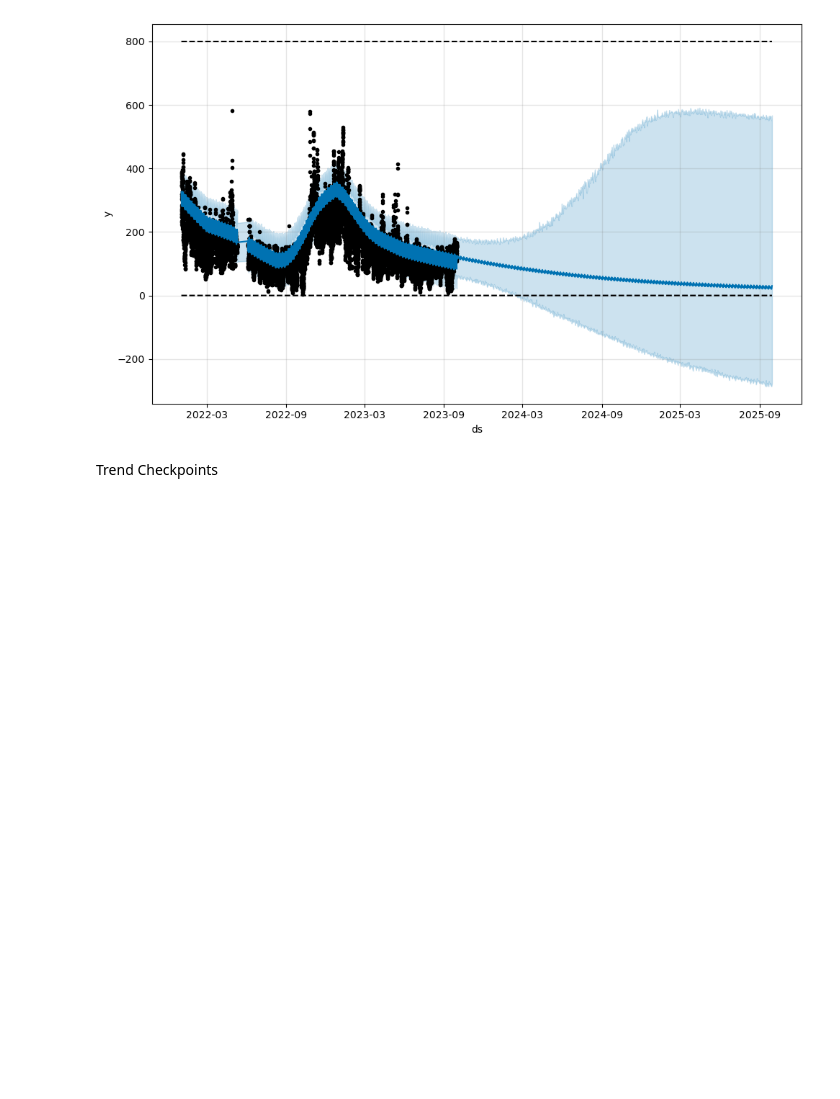
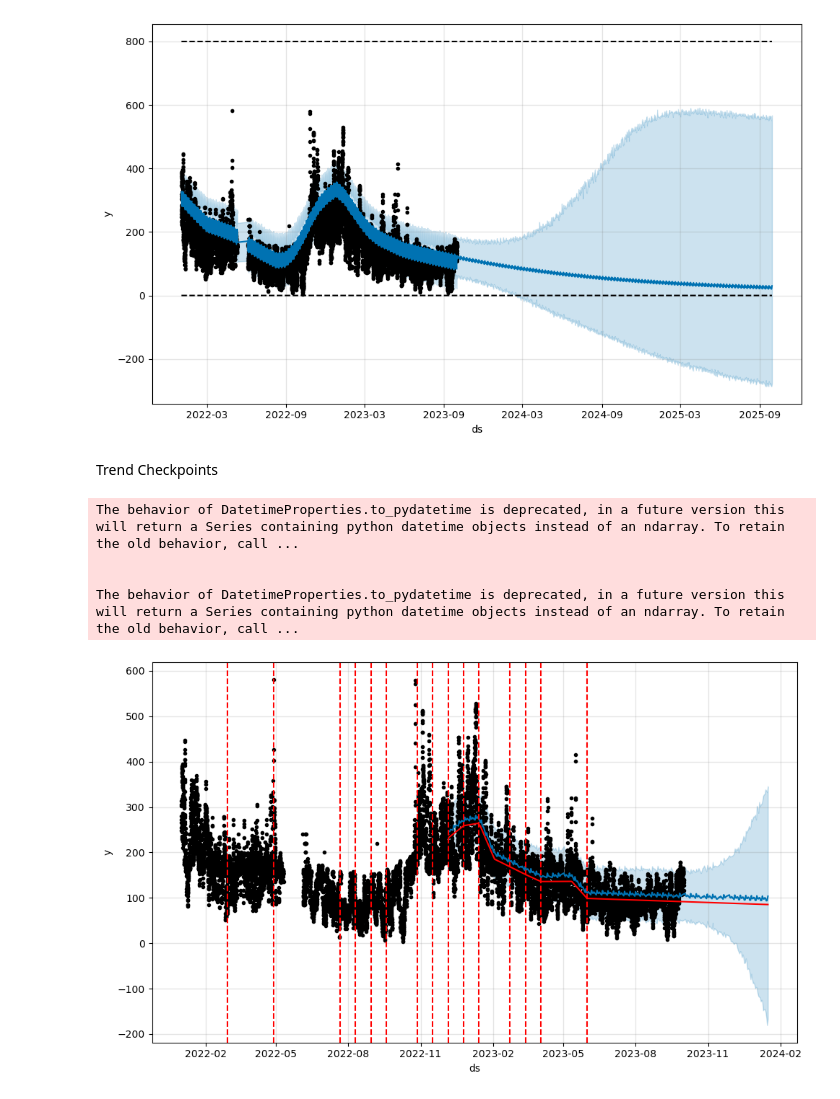
Before and after one commit to ARKA1112/Time_Series_R, a Jupyter notebook: prophet_usecase.ipynb, the cells around one changed output. Cells and saved outputs as stored; diff of their text form; code cells hidden in the pictures; blank space fills up the shorter version.

```diff
--- a/prophet_usecase.ipynb
+++ b/prophet_usecase.ipynb
@@ -426,3 +421,16 @@ The behavior of DatetimeProperties.to_pydatetime is deprecated, in a future vers
 [figure]
 # %% [markdown]
 Trend Checkpoints
+# %%
+from prophet.plot import add_changepoints_to_plot
+fig = m.plot(forecast)
+a = add_changepoints_to_plot(fig.gca(),m,forecast)
+
+
+# Prophet detects changepoints by first specifying a large number of potential changepoints at which the rate is allowed to change. It then puts a sparse prior on the magnitures of the rate changes - essentially means that prophet has a large number of possible places where the reate can change, but will use as few of them as possible.
+# %% [output]
+The behavior of DatetimeProperties.to_pydatetime is deprecated, in a future version this will return a Series containing python datetime objects instead of an ndarray. To retain the old behavior, call ...
+
+
+The behavior of DatetimeProperties.to_pydatetime is deprecated, in a future version this will return a Series containing python datetime objects instead of an ndarray. To retain the old behavior, call ...
+[figure, added]
```
Also changed, not shown: parts of 20 cells of this notebook.
